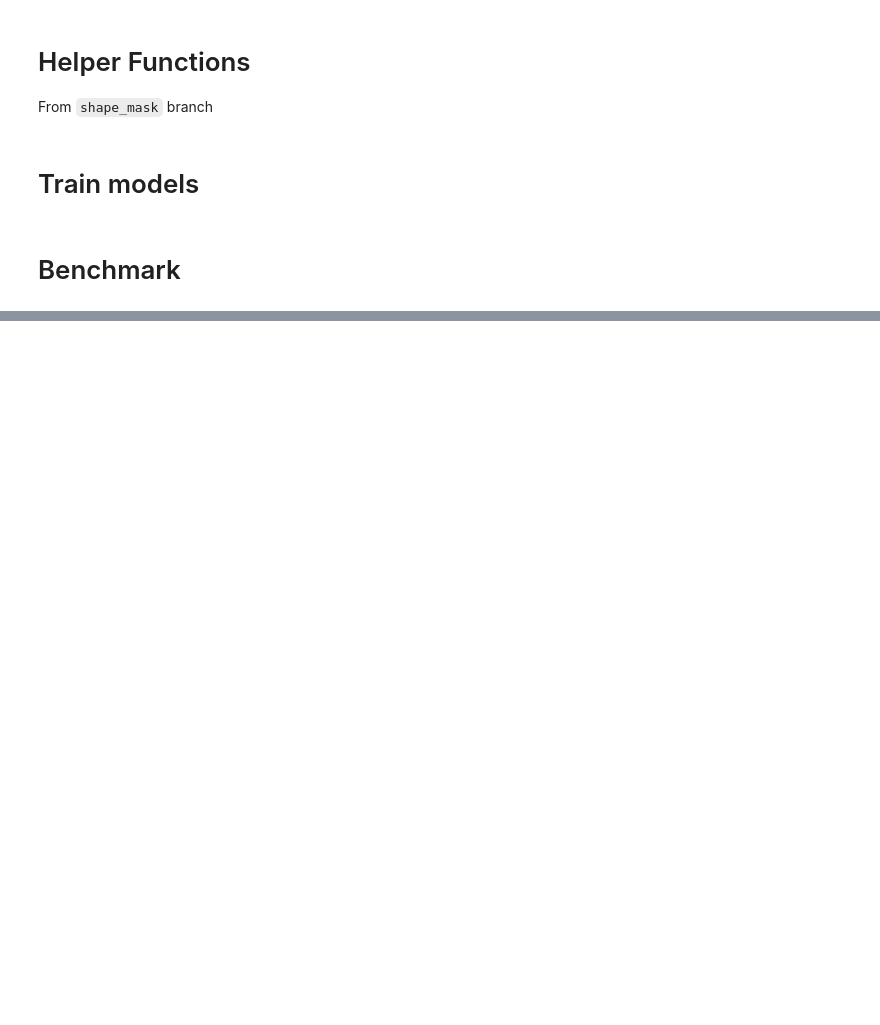
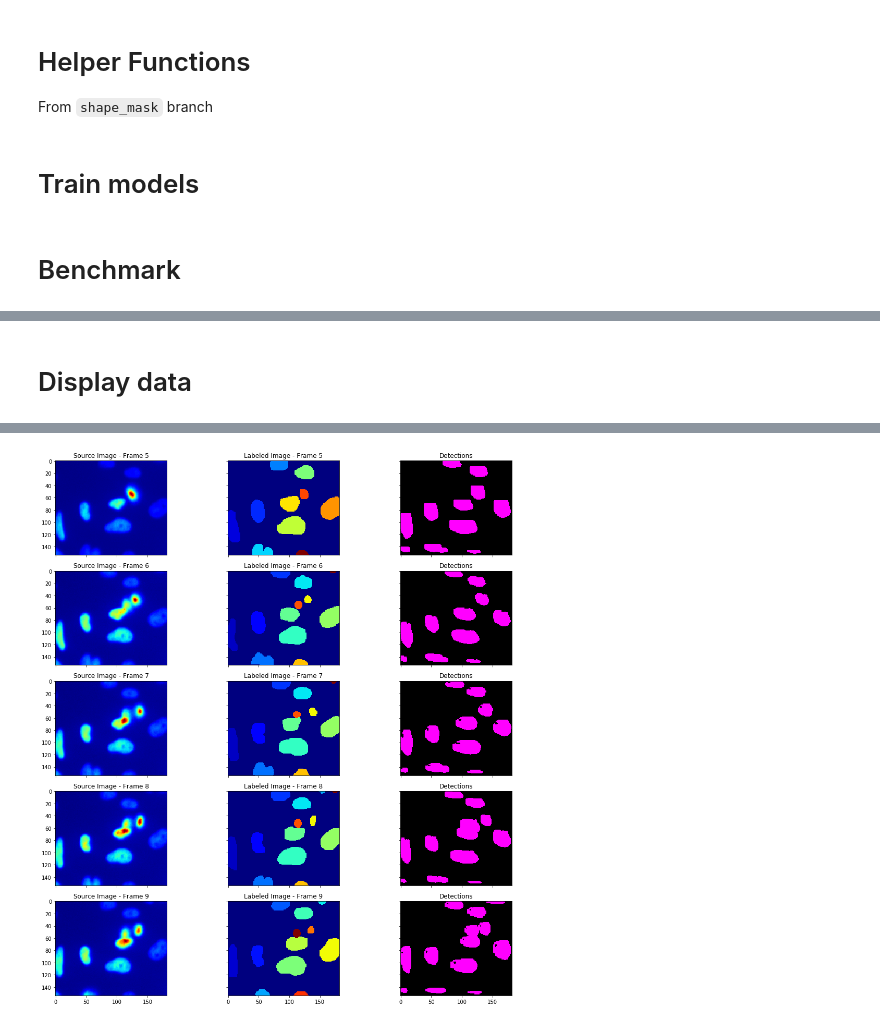
Before and after one commit to rikuturkki/deepcell-tf, a Jupyter notebook: deepcell/notebooks/train_temporal_models-mobilenetv2.ipynb, the cells around one changed output, grey strips where cells are left out. Drawn from its saved outputs; the diff is of its cells as text; code cells hidden in the pictures; blank space fills up the shorter version.

Commit message:
trying to use metrics with retina masks

```diff
--- a/deepcell/notebooks/train_temporal_models-mobilenetv2.ipynb
+++ b/deepcell/notebooks/train_temporal_models-mobilenetv2.ipynb
@@ -236,16 +236,14 @@ raw_trks_HeLa = os.path.join(RAW_BASE_DIR, 'HeLa_S3_test_BData.trks')
 raw_trks_RAW  = os.path.join(RAW_BASE_DIR, 'RAW264_generic_test_BData.trks')
 
 # raw_trks_files = [raw_trks_3T3, raw_trks_HEK, raw_trks_HeLa]
-raw_trks_files = [raw_trks_3T3, raw_trks_HEK, raw_trks_HeLa, raw_trks_RAW]
+raw_trks_files = [raw_trks_3T3, raw_trks_HEK, raw_trks_RAW, raw_trks_HeLa]
 
 model_dir = '/data/models'
-model_name = backbone + '_' + 'fpb' + str(fpb) + '_' + str(temporal_mode) + '_' + dataset
 
-backbones = ['featurenet', 'mobilenetv2', 'resnet50']
-fpbs = [5, 3, 1]
-all_data = '3T3_HeLa_HEK_RAW_cropped.npz'
-datasets = [all_data]
-temporal_modes = ['conv', 'gru', 'lstm', None]
-shape_mask = False
-norm_method = 'whole_image'
+DATA_DIR = '/data/training_data/tracking_benchmark_data'
+dataset = '3T3_HeLa_HEK_RAW_cropped.npz'
+filename = os.path.join(DATA_DIR, dataset)
+test_size = 0.1 # % of data saved as test
 seed = 808
+train_dict, test_dict = get_data(filename, seed=seed, test_size=test_size)
+X_train, y_train = train_dict['X'], train_dict['y']
@@ -279,0 +475,54 @@ for set_num, dataset in enumerate(raw_trks_files):
+# %% [markdown]
+# Display data
+# %%
+import matplotlib.pyplot as plt
+
+from deepcell.utils.plot_utils import draw_detections
+
+frame = 5
+index = 0
+image = X_test_temp[index:index + 1, frame:frame + fpb]
+gt_mask = y_test_temp[index:index + 1, frame:frame + fpb]
+
+outputs = prediction_model.predict(image)
+boxes = outputs[-5]
+scores = outputs[-4]
+labels = outputs[-3]
+masks = outputs[-2]
+final_scores = outputs[-1]
+
+display = 0.01 * np.tile(np.expand_dims(image[0, ..., 0], axis=-1), (1, 1, 3))
+gt_mask = np.squeeze(gt_mask)
+
+draw_list = []
+
+for i in range(fpb):
+    draw = 0.0 * np.tile(image[0, i].copy(), (1, 1, 3))
+
+    # draw the masks
+    draw = draw_masks(draw, boxes[0, i], scores[0, i], masks[0, i],
+               score_threshold=0.5, binarize_threshold=0.5)
+
+#     # draw detections
+#     draw_detections(draw, boxes[0, i], scores[0, i], labels[0, i],
+#                     label_to_name=lambda x: 'cell', score_threshold=0.5)
+
+    draw_list.append(draw)
+
+fig, axes = plt.subplots(ncols=3, nrows=fpb, figsize=(15, 15), sharex=True, sharey=True)
+for i in range(fpb):
+    axes[i, 0].imshow(display[i, ..., 0], cmap='jet')
+    axes[i, 0].set_title('Source Image - Frame {}'.format(frame + i))
+
+    axes[i, 1].imshow(gt_mask[i], cmap='jet')
+    axes[i, 1].set_title('Labeled Image - Frame {}'.format(frame + i))
+
+    axes[i, 2].imshow(draw_list[i], cmap='jet')
+    axes[i, 2].set_title('Detections')
+
+fig.tight_layout()
+plt.show()
+
+fig.tight_layout()
+plt.show()
+# %% [output]
@@ -279,0 +534 @@ for set_num, dataset in enumerate(raw_trks_files):
+[figure, added]
```
Also changed, not shown: parts of 10 cells of this notebook, 4 other files.
